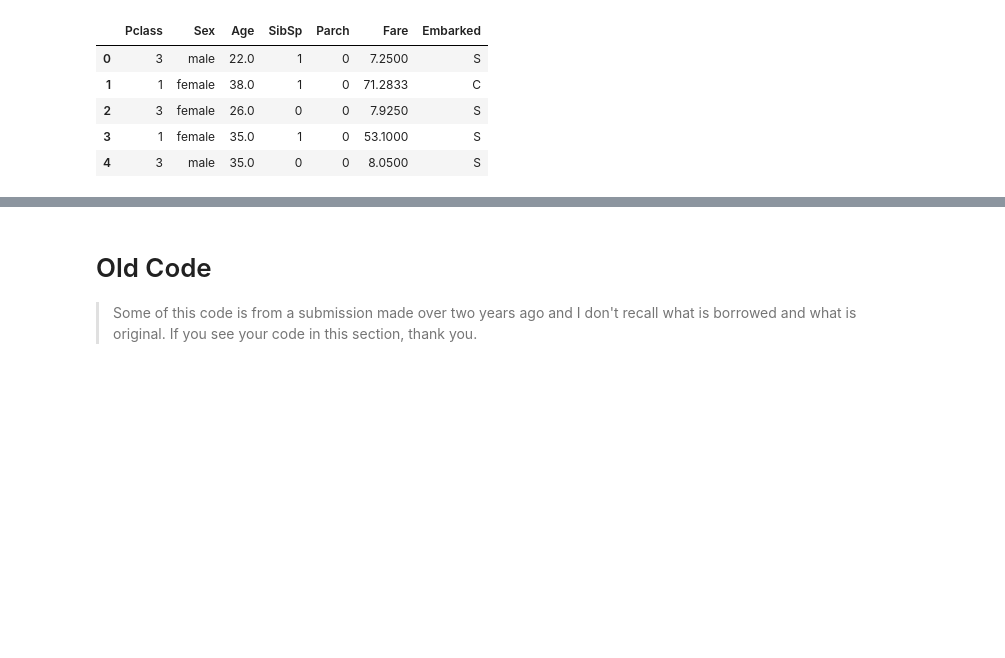
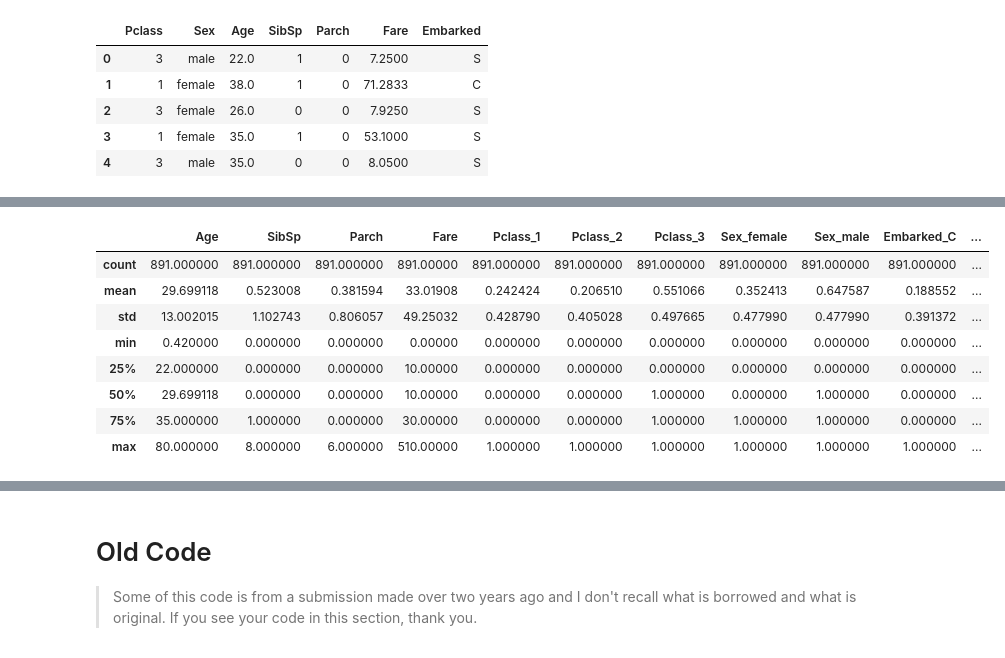
Before and after one commit to tyborra/Titanic_Revisited, a Jupyter notebook: Titanic_Revisited_New_Data.ipynb, the cells around one changed output, grey strips where cells are left out. Saved outputs shown, nothing was run; the diff lists cells and outputs as text; code cells hidden in the pictures; blank space fills up the shorter version.

Commit message:
data imputing

```diff
--- a/Titanic_Revisited_New_Data.ipynb
+++ b/Titanic_Revisited_New_Data.ipynb
@@ -338,0 +368,4 @@ X.head()
+# %%
+# Drop Columns
+X.drop(labels = ['Pclass', 'Sex', 'Embarked'], axis = 1, inplace = True)
+test.drop(labels =  ['Pclass', 'Sex', 'Embarked'], axis = 1, inplace = True)
@@ -338,0 +381,5 @@ X.head()
+# %%
+#round fare to nearest 10
+X['Fare'] = X['Fare'].apply(lambda x: round(x, -1))
+test['Fare'] = test['Fare'].apply(lambda x: round(x, -1))
+X.head()
@@ -338,0 +427,10 @@ X.head()
+# %%
+imp = SimpleImputer(missing_values=np.nan, strategy='mean')
+imp_test = SimpleImputer(missing_values=np.nan, strategy='mean')
+
+X_imp = imp.fit_transform(X)
+test_imp = imp_test.fit_transform(test)
+
+col = X.columns.values
+X = pd.DataFrame(X_imp, columns = col)
+test = pd.DataFrame(test_imp, columns = col)
@@ -338,0 +469,12 @@ X.head()
+# %%
+X.describe()
+# %% [output]
+|  | Age | SibSp | Parch | Fare | Pclass_1 | Pclass_2 | Pclass_3 | Sex_female | Sex_male | Embarked_C | ... |
+| count | 891.000000 | 891.000000 | 891.000000 | 891.00000 | 891.000000 | 891.000000 | 891.000000 | 891.000000 | 891.000000 | 891.000000 | ... |
+| mean | 29.699118 | 0.523008 | 0.381594 | 33.01908 | 0.242424 | 0.206510 | 0.551066 | 0.352413 | 0.647587 | 0.188552 | ... |
+| std | 13.002015 | 1.102743 | 0.806057 | 49.25032 | 0.428790 | 0.405028 | 0.497665 | 0.477990 | 0.477990 | 0.391372 | ... |
+| min | 0.420000 | 0.000000 | 0.000000 | 0.00000 | 0.000000 | 0.000000 | 0.000000 | 0.000000 | 0.000000 | 0.000000 | ... |
+| 25% | 22.000000 | 0.000000 | 0.000000 | 10.00000 | 0.000000 | 0.000000 | 0.000000 | 0.000000 | 0.000000 | 0.000000 | ... |
+| 50% | 29.699118 | 0.000000 | 0.000000 | 10.00000 | 0.000000 | 0.000000 | 1.000000 | 0.000000 | 1.000000 | 0.000000 | ... |
+| 75% | 35.000000 | 1.000000 | 0.000000 | 30.00000 | 0.000000 | 0.000000 | 1.000000 | 1.000000 | 1.000000 | 0.000000 | ... |
+| max | 80.000000 | 8.000000 | 6.000000 | 510.00000 | 1.000000 | 1.000000 | 1.000000 | 1.000000 | 1.000000 | 1.000000 | ... |
```
Also changed, not shown: parts of 17 cells of this notebook.
